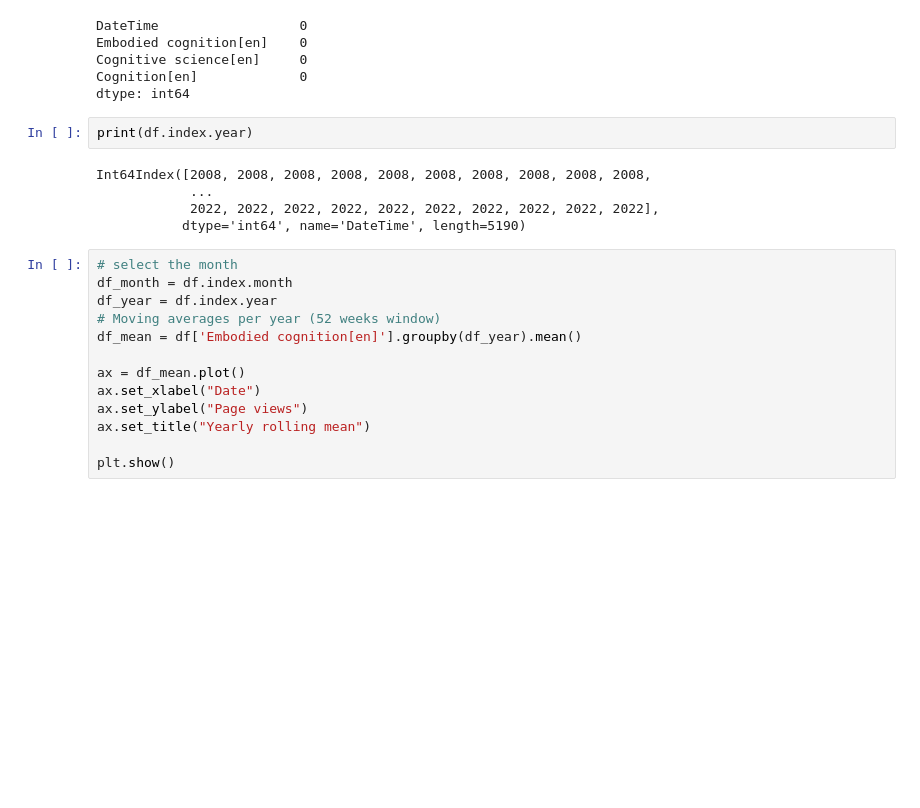
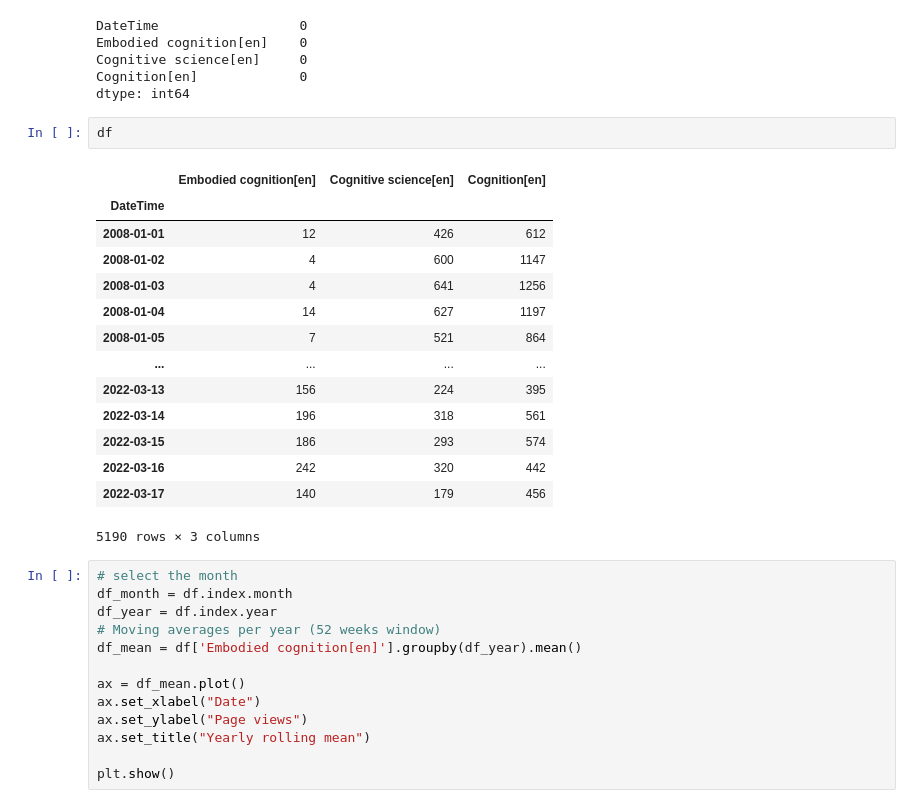
Before and after one commit to JohnMadrid/EC_env_images, a Jupyter notebook: page_visits_analysis.ipynb, the cells around one changed output. Cells and saved outputs as stored; diff of their text form; blank space fills up the shorter version.

```diff
--- a/page_visits_analysis.ipynb
+++ b/page_visits_analysis.ipynb
@@ -21,13 +21,23 @@ Embodied cognition[en]    0
 Cognitive science[en]     0
 Cognition[en]             0
 dtype: int64
-# %%
-print(df.index.year)
-# %% [output]
-Int64Index([2008, 2008, 2008, 2008, 2008, 2008, 2008, 2008, 2008, 2008,
-            ...
-            2022, 2022, 2022, 2022, 2022, 2022, 2022, 2022, 2022, 2022],
-           dtype='int64', name='DateTime', length=5190)
+# %%
+df
+# %% [output]
+|  | Embodied cognition[en] | Cognitive science[en] | Cognition[en] |
+| DateTime |  |  |  |
+| 2008-01-01 | 12 | 426 | 612 |
+| 2008-01-02 | 4 | 600 | 1147 |
+| 2008-01-03 | 4 | 641 | 1256 |
+| 2008-01-04 | 14 | 627 | 1197 |
+| 2008-01-05 | 7 | 521 | 864 |
+| ... | ... | ... | ... |
+| 2022-03-13 | 156 | 224 | 395 |
+| 2022-03-14 | 196 | 318 | 561 |
+| 2022-03-15 | 186 | 293 | 574 |
+| 2022-03-16 | 242 | 320 | 442 |
+| 2022-03-17 | 140 | 179 | 456 |
+5190 rows × 3 columns
 # %%
 # select the month
 df_month = df.index.month
```
Also changed, not shown: parts of 4 cells of this notebook.
